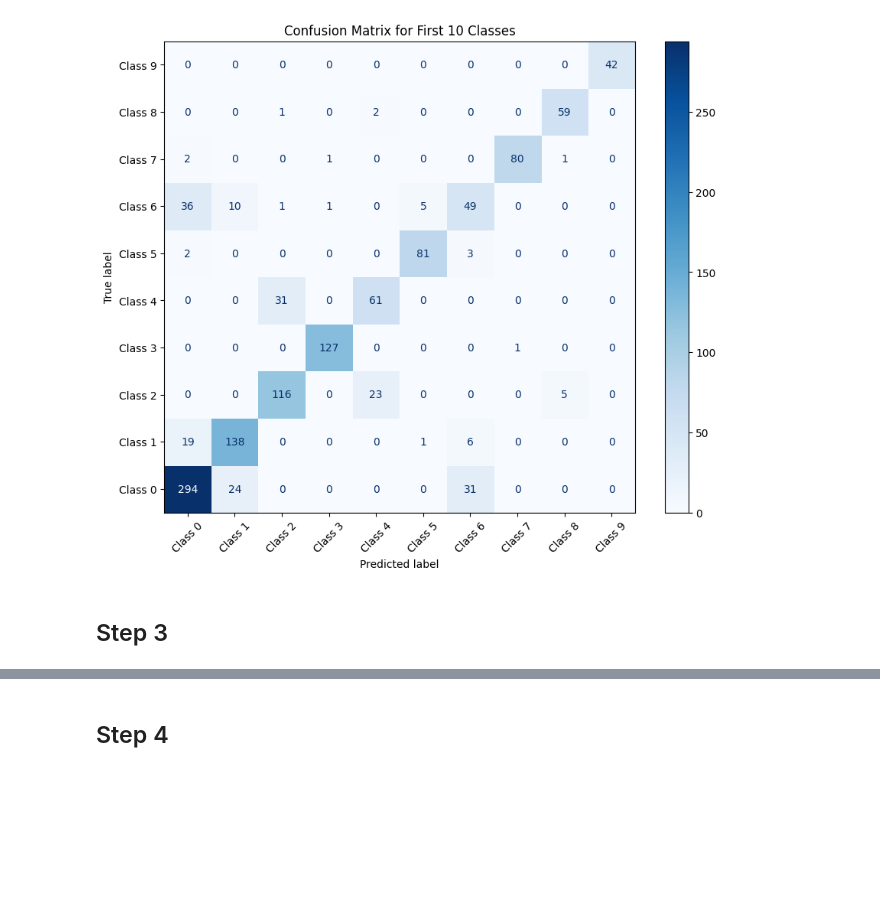
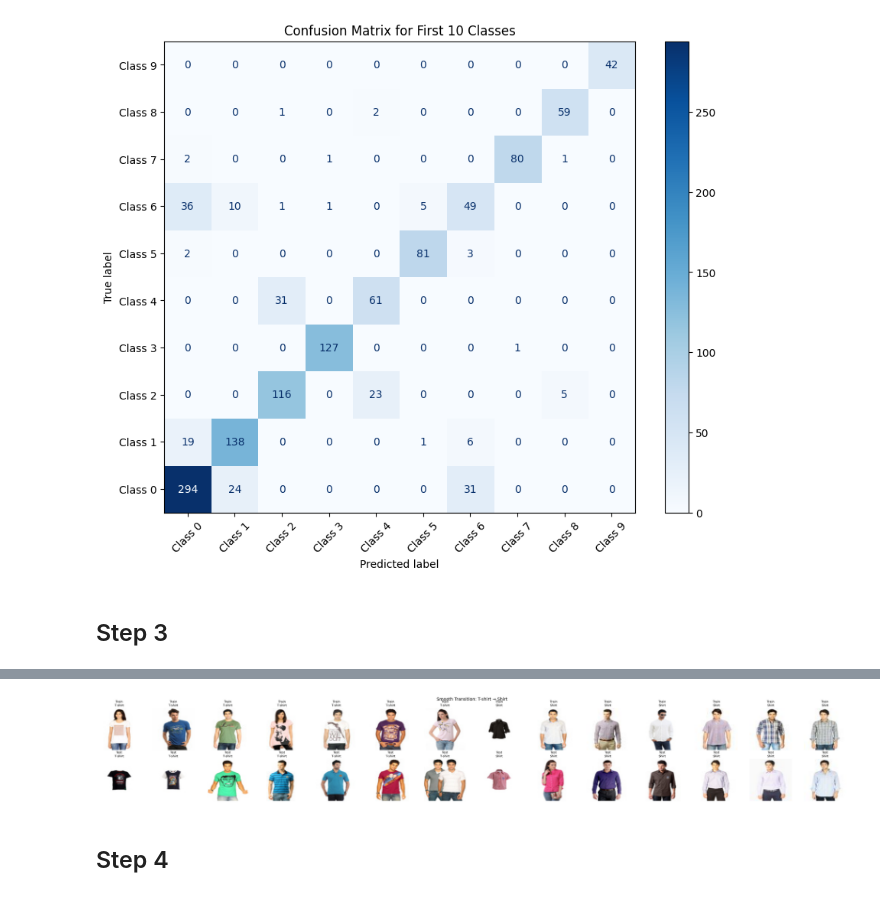
Before and after one commit to gabry1242/Deeplearning_project, a Jupyter notebook: ass1_skeleton.ipynb, the cells around one changed output, grey strips where cells are left out. Saved outputs shown, nothing was run; the diff lists cells and outputs as text; code cells hidden in the pictures; blank space fills up the shorter version.

```diff
--- a/ass1_skeleton.ipynb
+++ b/ass1_skeleton.ipynb
@@ -1091,70 +999,82 @@ sorted_indices_test = indices_subset_test[np.argsort(proj_subset_test)]
 import numpy as np
 import matplotlib.pyplot as plt
 
-def select_transition_indices(dataset, indices, projections, n0=6, n1=4):
-    # 1) pull out labels for all candidate indices
+def select_transition_indices(dataset, indices, projections, n0=7, n1=7, randomize=True):
+
     labels = np.array([dataset[i][1] for i in indices])
-
-    # 2) split into class-0 and class-1 pools
     mask0 = labels == 0
     mask1 = labels == 1
 
     idx0, proj0 = np.array(indices)[mask0], projections[mask0]
     idx1, proj1 = np.array(indices)[mask1], projections[mask1]
-
-    # 3) sort each pool by projection
     sorted0 = idx0[np.argsort(proj0)]
     sorted1 = idx1[np.argsort(proj1)]
 
-    # 4) pick n0 evenly-spaced from the T-shirt pool, n1 from the Shirt pool
-    sel0 = [sorted0[i] for i in np.linspace(0, len(sorted0)-1, n0, dtype=int)]
-    sel1 = [sorted1[i] for i in np.linspace(0, len(sorted1)-1, n1, dtype=int)]
+    def stratified_random_selection(sorted_idx, n, randomize):
+        bins = np.array_split(sorted_idx, n)
+        if randomize:
+            return [np.random.choice(bin) for bin in bins if len(bin) > 0]
+        else:
+            return [bin[len(bin) // 2] for bin in bins if len(bin) > 0]
 
-    # 5) concatenate so that all 0’s come first, then all 1’s
+    sel0 = stratified_random_selection(sorted0, n0, randomize)
+    sel1 = stratified_random_selection(sorted1, n1, randomize)
+
+    # sel0 = [sorted0[i] for i in np.linspace(0, len(sorted0)-1, n0, dtype=int)]
+    # sel1 = [sorted1[i] for i in np.linspace(0, len(sorted1)-1, n1, dtype=int)]
+
+
     return sel0 + sel1
 
-# Recompute your selections:
 train_selection = select_transition_indices(
     train_dataset,
     indices_subset,
     proj_subset,
-    n0=6,   # 6 T-shirts
-    n1=4    # 4 Shirts
+    n0=7,
+    n1=7,
+    randomize=True
 )
 
 test_selection = select_transition_indices(
     main_test_dataset,
     indices_subset_test,
     proj_subset_test,
-    n0=6,
-    n1=4
+    n0=7,
+    n1=7,
+    randomize=True
 )
 
 def plot_side_by_side_transition_named(train_dataset, test_dataset, train_indices, test_indices, label_map):
-    fig, axes = plt.subplots(len(train_indices), 2, figsize=(5, len(train_indices) * 2))
+    num_samples = len(train_indices)
+    fig, axes = plt.subplots(2, num_samples, figsize=(num_samples * 2.5, 5), squeeze=False)
+
     for i, (tidx, sidx) in enumerate(zip(train_indices, test_indices)):
         img_t, lbl_t = train_dataset[tidx]
         img_s, lbl_s = test_dataset[sidx]
 
         # unnormalize (assuming mean=0.5, std=0.5)
-        img_t = img_t.permute(1,2,0) * 0.5 + 0.5
-        img_s = img_s.permute(1,2,0) * 0.5 + 0.5
+        img_t = img_t.permute(1, 2, 0) * 0.5 + 0.5
+        img_s = img_s.permute(1, 2, 0) * 0.5 + 0.5
 
-        axes[i,0].imshow(img_t); axes[i,0].axis('off');  axes[i,0].set_title('Train')
-        axes[i,1].imshow(img_s); axes[i,1].axis('off');  axes[i,1].set_title('Test')
+        # Plot Train image
+        axes[0, i].imshow(img_t)
+        axes[0, i].axis('off')
+        axes[0, i].set_title(f"Train\n{label_map[lbl_t]}", fontsize=10)
 
-        axes[i,0].text(0.5, -0.15, f"Label: {label_map[lbl_t]}",
-                       size=10, ha='center', transform=axes[i,0].transAxes)
-        axes[i,1].text(0.5, -0.15, f"Label: {label_map[lbl_s]}",
-                       size=10, ha='center', transform=axes[i,1].transAxes)
+        # Plot Test image
+        axes[1, i].imshow(img_s)
+        axes[1, i].axis('off')
+        axes[1, i].set_title(f"Test\n{label_map[lbl_s]}", fontsize=10)
 
     plt.suptitle("Smooth Transition: T-shirt → Shirt", fontsize=14)
     plt.tight_layout()
-    plt.subplots_adjust(top=0.95)
+    plt.subplots_adjust(top=0.88)
     plt.show()
 
 label_map = {0: "T-shirt", 1: "Shirt"}
 plot_side_by_side_transition_named(train_dataset, main_test_dataset, train_selection, test_selection, label_map)
+# %% [output]
+[figure, added]
 # %% [markdown]
 ## Step 4
 # %%
```
Also changed, not shown: parts of 13 cells of this notebook, 3 other files.
